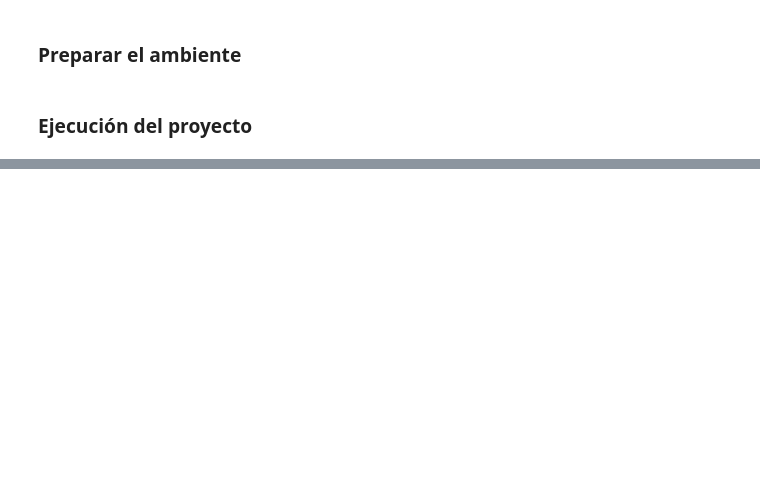
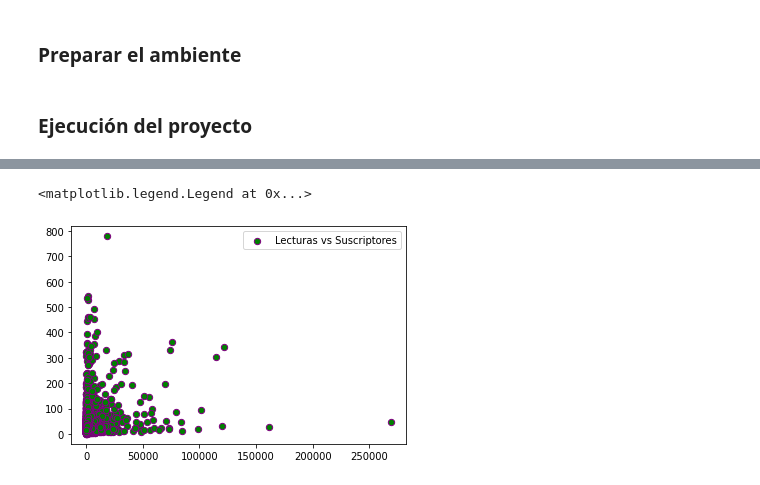
Before and after one commit to devjaime/data_science_escalab, a Jupyter notebook: Copia_de_2021_12_21_Proyecto_final.ipynb, the cells around one changed output, grey strips where cells are left out. Cells and saved outputs as stored; diff of their text form; code cells hidden in the pictures; blank space fills up the shorter version.

```diff
--- a/Copia_de_2021_12_21_Proyecto_final.ipynb
+++ b/Copia_de_2021_12_21_Proyecto_final.ipynb
@@ -99,0 +510,6 @@ Qué pretende entender o qué preguntas pretende responder con el análisis del
+# %%
+plt.scatter(udemy_filtrado.Cantidad_suscriptores, udemy_filtrado['Cantidad_lecturas'], color = 'g', s=40, edgecolor = 'purple', label ='Lecturas vs Suscriptores')
+plt.legend()
+# %% [output]
+<matplotlib.legend.Legend at 0x...>
+[figure, added]
```
Also changed, not shown: parts of 51 cells of this notebook.
